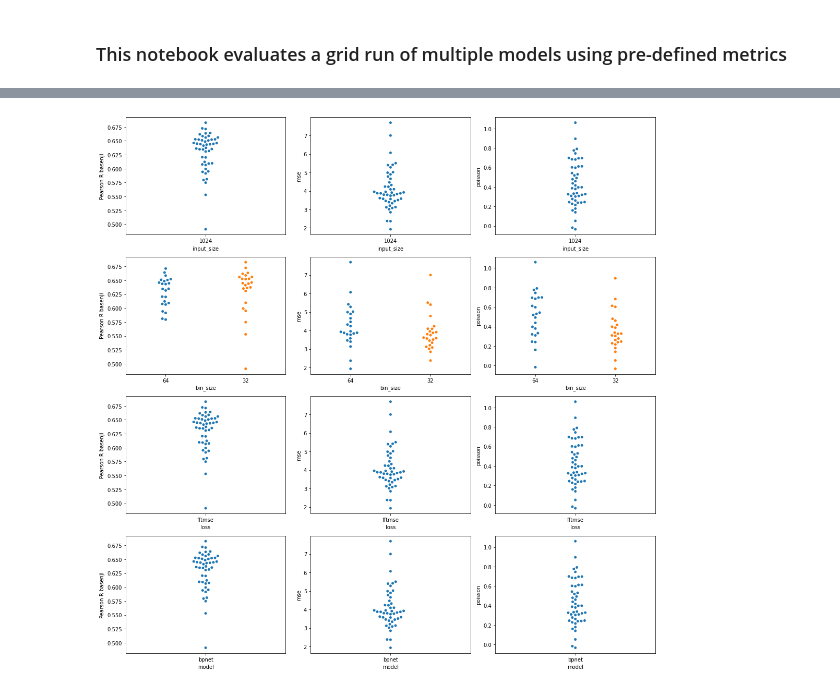
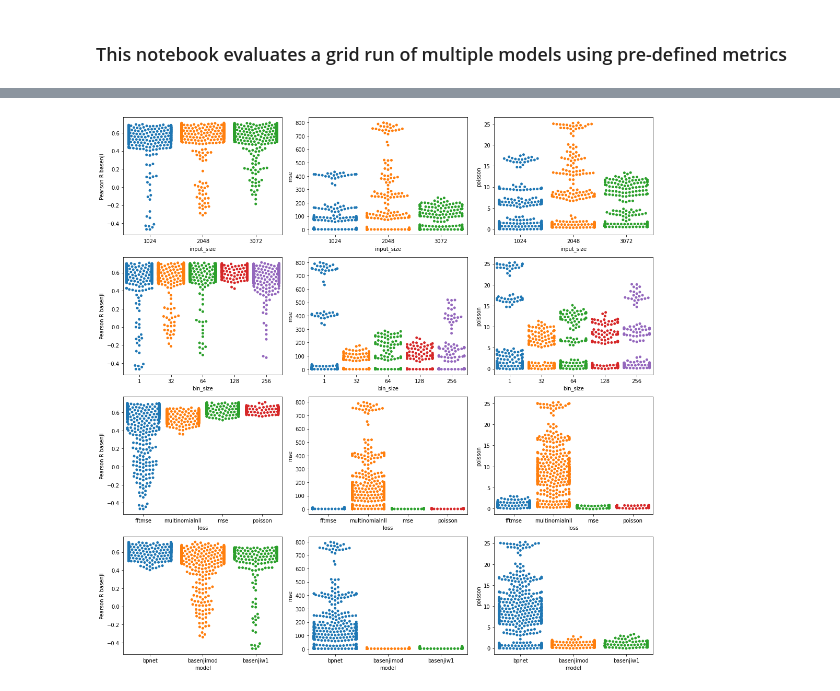
Before and after one commit to amberT15/QuantPred, a Jupyter notebook: evaluation.ipynb, the cells around one changed output, grey strips where cells are left out. Cells and saved outputs as stored; diff of their text form; code cells hidden in the pictures.

```diff
--- a/evaluation.ipynb
+++ b/evaluation.ipynb
@@ -46,5 +105,6 @@ def get_metrics(y_true, y_pred):
 # %%
-grid_dir = 'datasets/ATAC_bin/grid4'
+gridN = 'grid5'
+grid_dir = 'datasets/ATAC_v2/' + gridN
 preds = [os.path.join(grid_dir, file) for file in os.listdir(grid_dir) if (file.endswith('.h5') and 'pred_' in file)]
 # %%
 eval_metrics = {}
@@ -79,0 +143,2 @@ all_metrics = pd.concat(all_metrics)
+# %%
+all_metrics = pd.read_csv(os.path.join(grid_dir, gridN + '_eval_metrics.csv'), index_col=None)
@@ -79,0 +161,12 @@ all_metrics = pd.concat(all_metrics)
+# %%
+fig, axs = plt.subplots(4, figsize=[15,15])
+
+for m, met in enumerate(['Pearson R basenji']):
+
+    _=sns.violinplot(x='input_size', y=met, data=all_metrics, ax=axs[0])
+    _=sns.violinplot(x='bin_size', y=met, data=all_metrics, ax=axs[1])
+    _=sns.violinplot(x='loss', y=met, data=all_metrics, ax=axs[2])
+    _=sns.violinplot(x='model', y=met, data=all_metrics, ax=axs[3])
+#     axs[2,m].set_xticklabels(axs[2,m].get_xticklabels(), rotation=90)
+# axs[2].set_xticks()
+plt.tight_layout()
@@ -80,14 +175,16 @@ all_metrics = pd.concat(all_metrics)
+# %%
+met_no_pr = all_metrics[all_metrics['loss']!='basenjipearsonr']
 # %%
 fig, axs = plt.subplots(4,3, figsize=[15,15])
 
 for m, met in enumerate(['Pearson R basenji', 'mse', 'poisson']):
 
-    _=sns.swarmplot(x='input_size', y=met, data=all_metrics, ax=axs[0,m])
-    _=sns.swarmplot(x='bin_size', y=met, data=all_metrics, ax=axs[1,m])
-    _=sns.swarmplot(x='loss', y=met, data=all_metrics, ax=axs[2,m])
-    _=sns.swarmplot(x='model', y=met, data=all_metrics, ax=axs[3,m])
+    _=sns.swarmplot(x='input_size', y=met, data=met_no_pr, ax=axs[0,m])
+    _=sns.swarmplot(x='bin_size', y=met, data=met_no_pr, ax=axs[1,m])
+    _=sns.swarmplot(x='loss', y=met, data=met_no_pr, ax=axs[2,m])
+    _=sns.swarmplot(x='model', y=met, data=met_no_pr, ax=axs[3,m])
 #     axs[2,m].set_xticklabels(axs[2,m].get_xticklabels(), rotation=90)
 # axs[2].set_xticks()
 plt.tight_layout()
 # %% [output]
-[figure, old version]
+[figure, new version]
```
Also changed, not shown: parts of 30 cells of this notebook.
